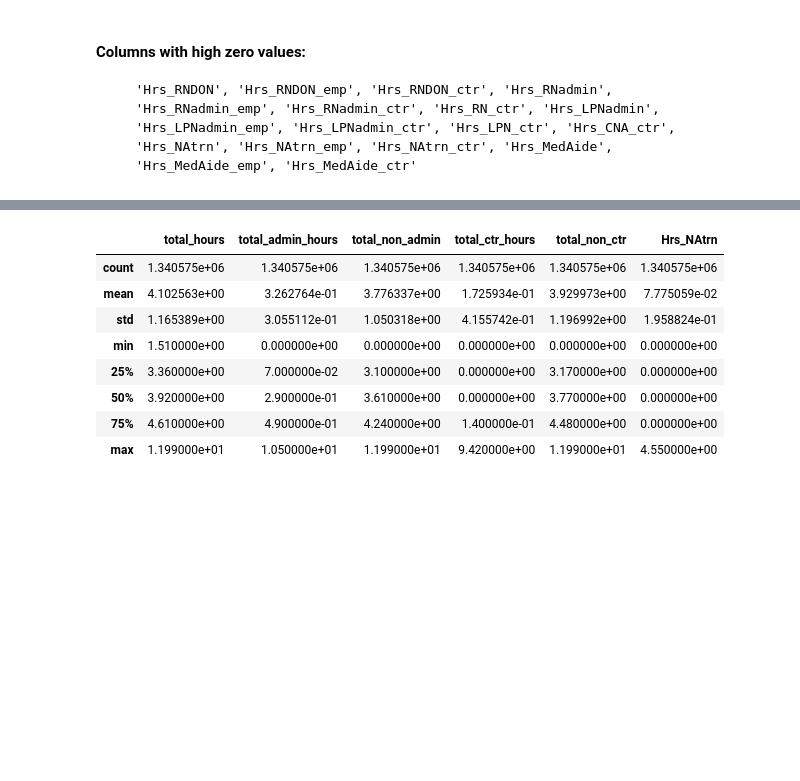
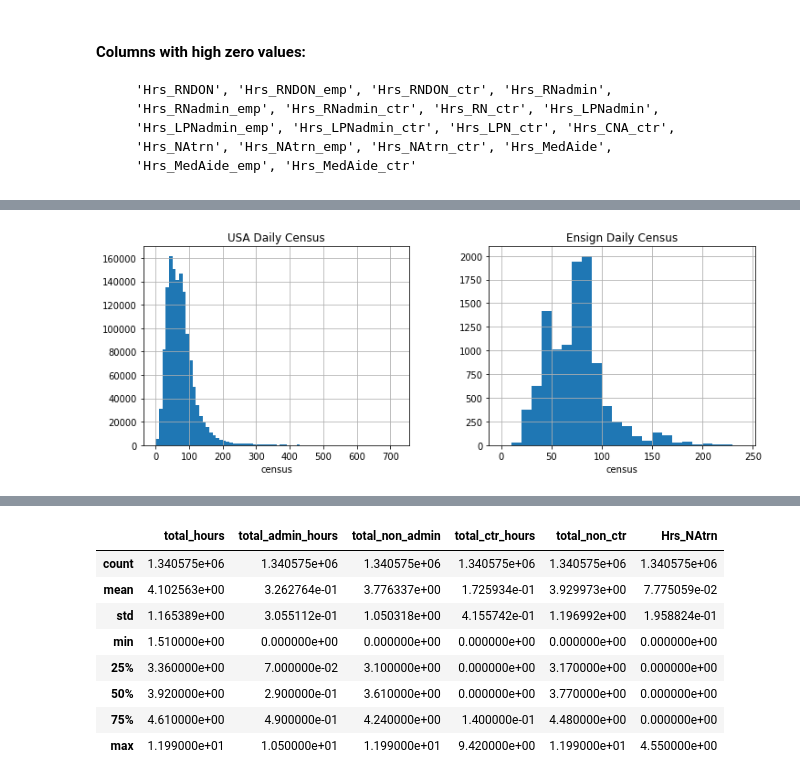
Before and after one commit to HUA1846/nursing_home_PBJ_analysis, a Jupyter notebook: ensign_services.ipynb, the cells around one changed output, grey strips where cells are left out. Saved outputs shown, nothing was run; the diff lists cells and outputs as text; code cells hidden in the pictures; blank space fills up the shorter version.

```diff
--- a/ensign_services.ipynb
+++ b/ensign_services.ipynb
@@ -127,0 +111,3 @@ all_nursing_df[features].describe()
+# %%
+ensign_nurse_df = all_nursing_df[all_nursing_df["IsEnsign"] == True]
+ensign_nurse_df[features].describe()
@@ -127,0 +124,10 @@ all_nursing_df[features].describe()
+# %%
+fig, axes = plt.subplots(1, 2, figsize=(12,4))
+all_nursing_df.hist('MDScensus', bins=np.arange(0, all_nursing_df['MDScensus'].max() + 10, 10) , ax=axes[0])
+axes[0].set_title('USA Daily Census')
+axes[0].set_xlabel('census')
+ensign_nurse_df.hist('MDScensus', bins=np.arange(0, ensign_nurse_df['MDScensus'].max() + 10, 10) , ax=axes[1])
+axes[1].set_title('Ensign Daily Census')
+axes[1].set_xlabel('census');
+# %% [output]
+[figure, added]
```
Also changed, not shown: parts of 10 cells of this notebook.
